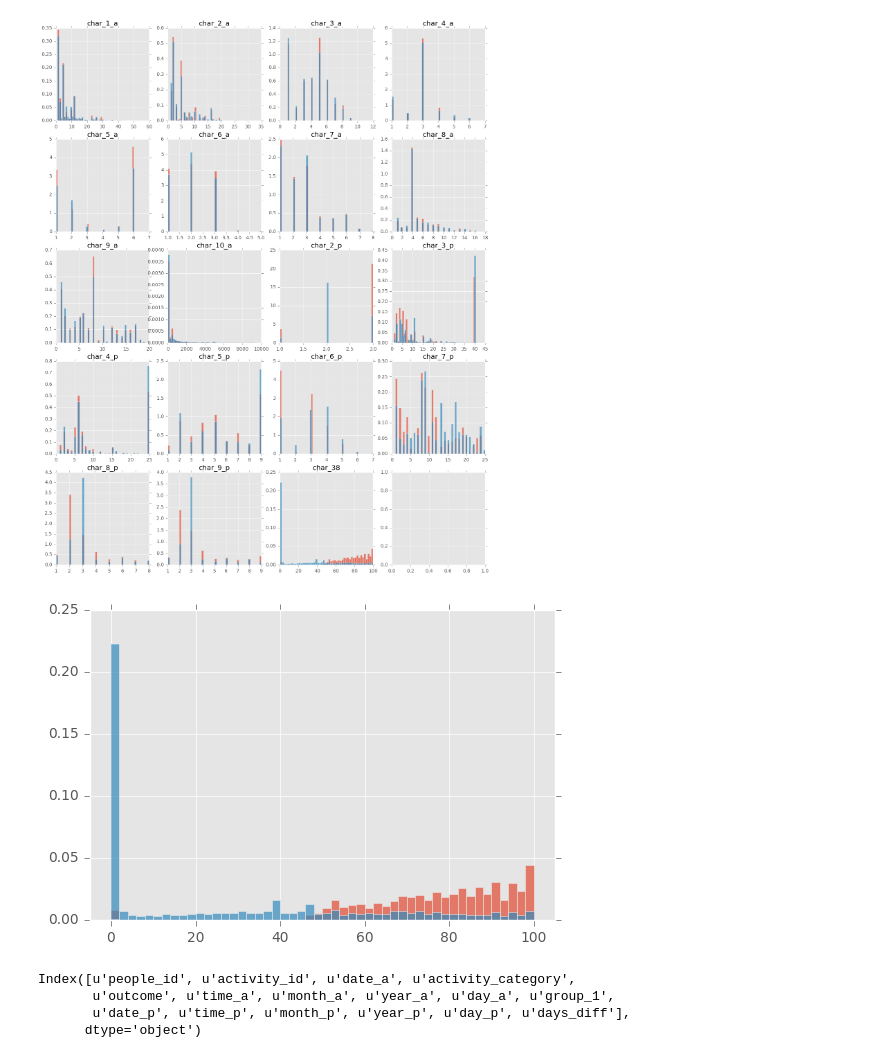
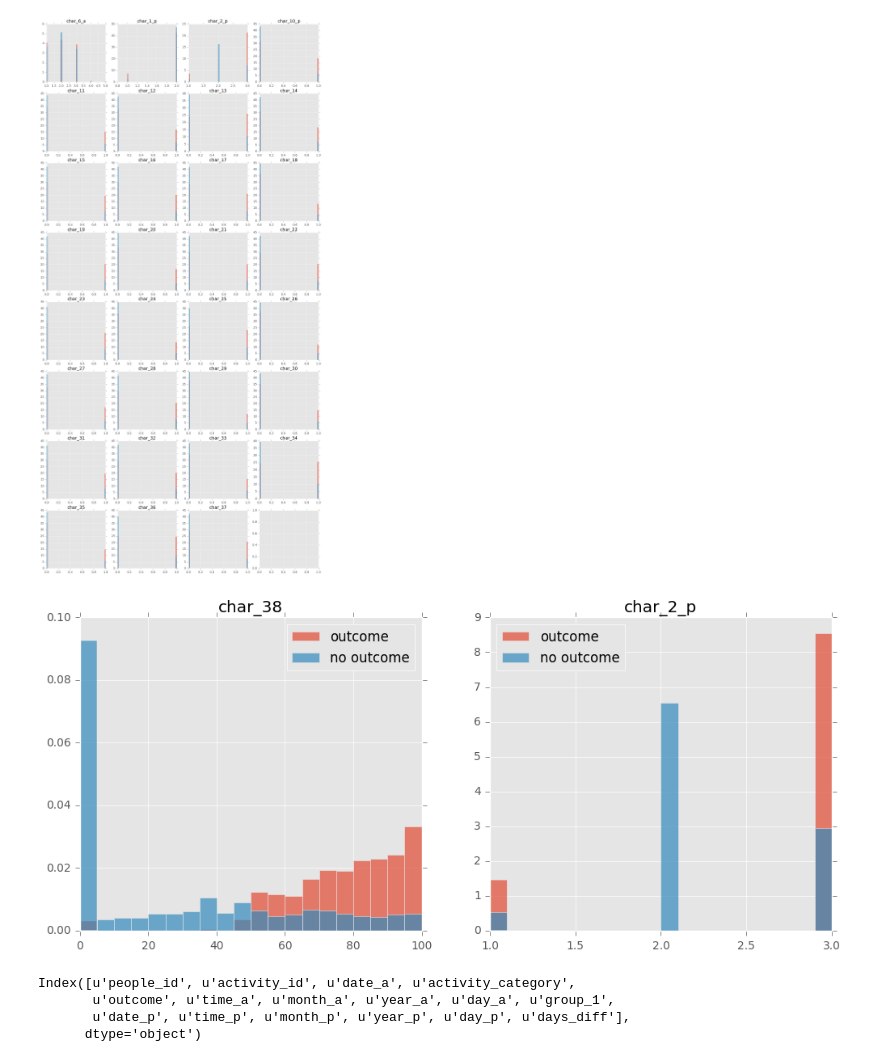
Before and after one commit to livenb/kaggle_Red_Hat, a Jupyter notebook: Notes/DataAnalysis.ipynb, the cells around one changed output. Cells and saved outputs as stored; diff of their text form; code cells hidden in the pictures.

```diff
--- a/Notes/DataAnalysis.ipynb
+++ b/Notes/DataAnalysis.ipynb
@@ -11,14 +12,14 @@ chars = ['char_%d_a'%x for x in xrange(1, 11)]
 chars.extend(['char_%d_p'%x for x in xrange(1, 11)])
 chars.extend(['char_%d'%x for x in xrange(11, 39)])
 # %%
-chars_2 = []
+chars_6 = []
 chars_lg = []
 for char in chars:
     cnt = len(data[char].unique())
-    if cnt == 2:
-        chars_2.append(char)
+    if cnt <= 6:
+        chars_6.append(char)
     else:
         chars_lg.append(char)
-print 'with 2 types:\t%d\n'%len(chars_2), chars_2
-print 'mor2 than 2:\t%d\n'%len(chars_lg), chars_lg
+print 'less than 6 types:\t%d\n'%len(chars_6), chars_6
+print 'more than 6:types:\t%d\n'%len(chars_lg), chars_lg
 # %% [output]
@@ -28,0 +30,11 @@ mor2 than 2:    19
+# %%
+
+fig, axes = plt.subplots(6, 3)
+fig.set_size_inches(9, 19)
+for ax, char in zip(axes.flatten(), chars_lg):
+    data[(data['outcome'] == 1)&(data[char] != -1)][char].hist(bins=50, normed=1, alpha=0.7, ax=ax)
+#         df[(df['outcome'] == 1)&(df[char] != -1)][char].plot(kind='kde', ax=ax)
+    data[(data['outcome'] == 0)&(data[char] != -1)][char].hist(bins=50, normed=1, alpha=0.7, ax=ax)
+#         df[(df['outcome'] == 0)&(df[char] != -1)][char].plot(kind='kde', ax=ax)
+    ax.set_title(char)
+plt.show()
@@ -29,27 +43,25 @@ mor2 than 2:    19
 # %%
-def char_outcome(df, cols):
-    fig, axes = plt.subplots(5, 4)
-    fig.set_size_inches(16, 20)
-    for ax, char in zip(axes.flatten(), cols):
-        df[(df['outcome'] == 1)&(df[char] != -1)][char].hist(bins=50, normed=1, alpha=0.7, ax=ax)
+fig, axes = plt.subplots(8, 4)
+fig.set_size_inches(16, 32)
+for ax, char in zip(axes.flatten(), chars_6):
+    data[(data['outcome'] == 1)&(data[char] != -1)][char].hist(bins=50, normed=1, alpha=0.7, ax=ax)
 #         df[(df['outcome'] == 1)&(df[char] != -1)][char].plot(kind='kde', ax=ax)
-        df[(df['outcome'] == 0)&(df[char] != -1)][char].hist(bins=50, normed=1, alpha=0.7, ax=ax)
+    data[(data['outcome'] == 0)&(data[char] != -1)][char].hist(bins=50, normed=1, alpha=0.7, ax=ax)
 #         df[(df['outcome'] == 0)&(df[char] != -1)][char].plot(kind='kde', ax=ax)
-        ax.set_title(char)
-    plt.show()
-char_outcome(data, chars_lg)
+    ax.set_title(char)
+plt.show()
 # %% [output]
-[figure, old version]
+[figure, new version]
 # %%
-plt.figure()
-a = data[(data['outcome'] == 1)&(data['char_38'] != -1)]['char_38'].hist(bins=50, normed=1, alpha=0.7, label='outcome')
-# data[(data['outcome'] == 1)&(data['char_38'] != -1)]['char_38'].plot(kind='kde', color='r')
-data[(data['outcome'] == 0)&(data['char_38'] != -1)]['char_38'].hist(bins=50, normed=1, alpha=0.7, label='no outcome')
-# data[(data['outcome'] == 0)&(data['char_38'] != -1)]['char_38'].plot(kind='kde', color='b')
-plt.xlim(-5,105)
+fig, axes = plt.subplots(1, 2, figsize=(12,5))
+for char, ax in zip(['char_38', 'char_2_p'], axes.flatten()):
+    data[(data['outcome'] == 1)&(data[char] != -1)][char].hist(bins=20, normed=1, alpha=0.7, label='outcome', ax=ax)
+    data[(data['outcome'] == 0)&(data[char] != -1)][char].hist(bins=20, normed=1, alpha=0.7, label='no outcome', ax=ax)
+    ax.set_title(char)
+    ax.legend(loc='best')
 plt.show()
 # %% [output]
-[figure, old version]
+[figure, new version]
 # %%
 data.drop(chars, axis=1).columns
 # %% [output]
```
Also changed, not shown: parts of 12 cells of this notebook, 3 other files.
